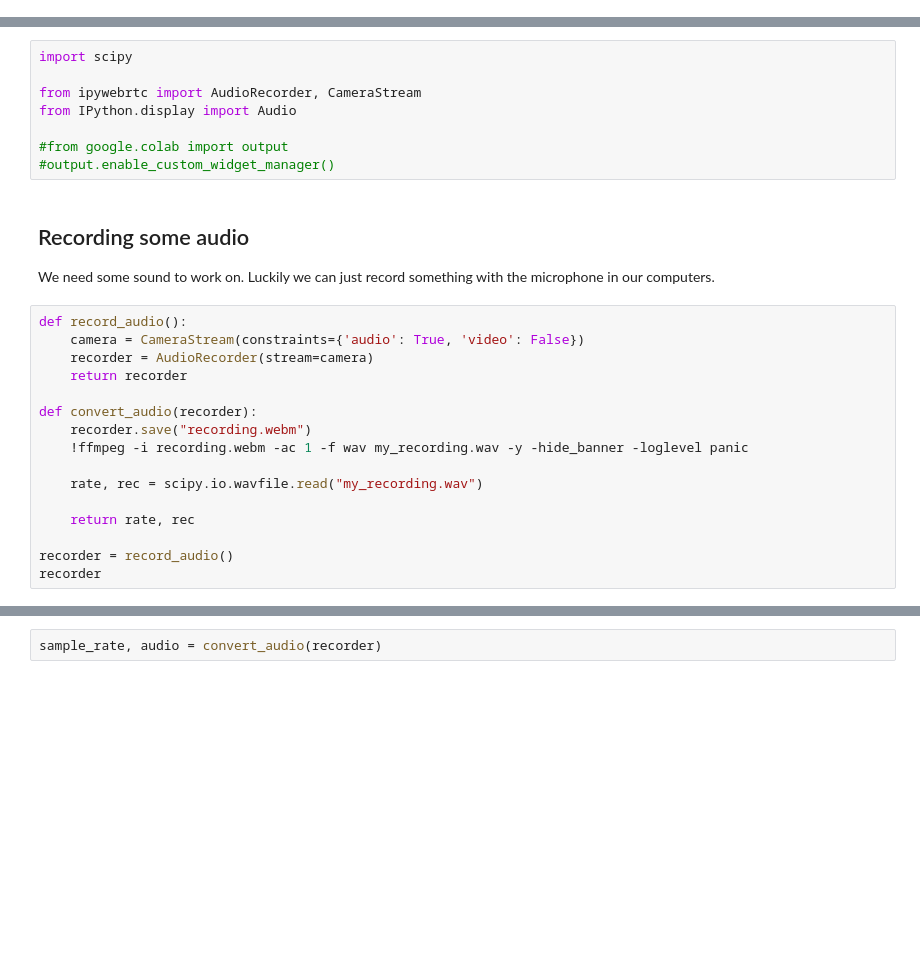
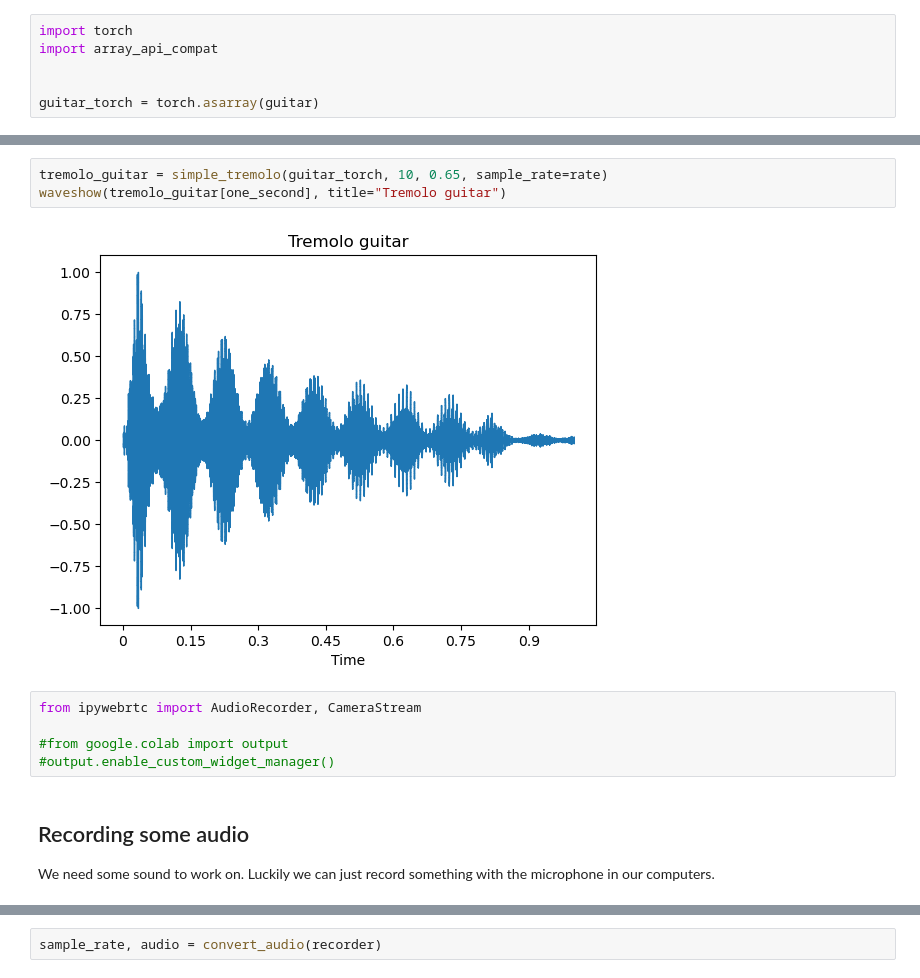
Before and after one commit to betatim/sound-array-api-tutorial, a Jupyter notebook: 03 - sound effects.ipynb, the cells around one changed output, grey strips where cells are left out. Saved outputs shown, nothing was run; the diff lists cells and outputs as text; blank space fills up the shorter version.

```diff
--- a/03 - sound effects.ipynb
+++ b/03 - sound effects.ipynb
@@ -4,0 +53,6 @@ Let's implement some simple sound effects
+# %%
+import torch
+import array_api_compat
+
+
+guitar_torch = torch.asarray(guitar)
@@ -5,8 +109,10 @@ Let's implement some simple sound effects
+# %%
+tremolo_guitar = simple_tremolo(guitar_torch, 10, 0.65, sample_rate=rate)
+waveshow(tremolo_guitar[one_second], title="Tremolo guitar")
+# %% [output]
+[figure, added]
 # %%
-import scipy
-
 from ipywebrtc import AudioRecorder, CameraStream
-from IPython.display import Audio
 
 #from google.colab import output
 #output.enable_custom_widget_manager()
@@ -14,19 +120,3 @@ from IPython.display import Audio
 ## Recording some audio
 
 We need some sound to work on. Luckily we can just record something with the microphone in our computers.
-# %%
-def record_audio():
-    camera = CameraStream(constraints={'audio': True, 'video': False})
-    recorder = AudioRecorder(stream=camera)
-    return recorder
-
-def convert_audio(recorder):
-    recorder.save("recording.webm")
-    !ffmpeg -i recording.webm -ac 1 -f wav my_recording.wav -y -hide_banner -loglevel panic
-
-    rate, rec = scipy.io.wavfile.read("my_recording.wav")
-
-    return rate, rec
-
-recorder = record_audio()
-recorder
```
Also changed, not shown: parts of 40 cells of this notebook, 1 other file.
